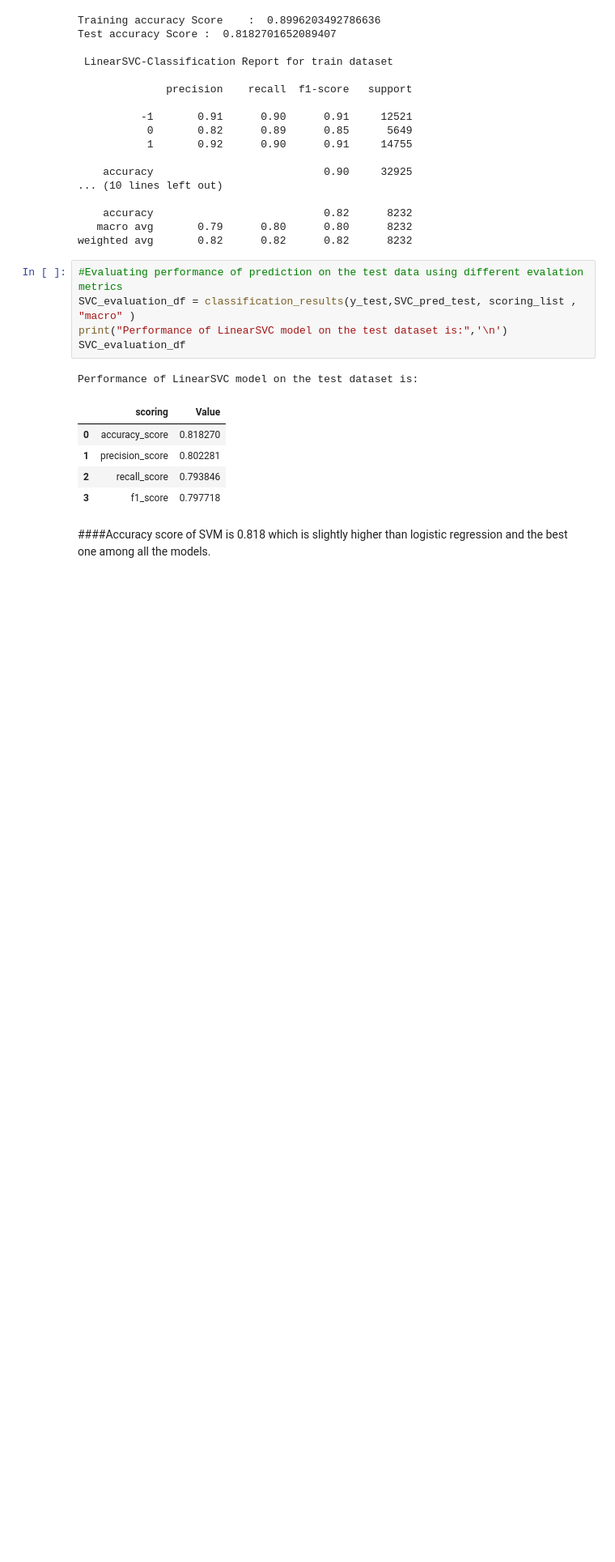
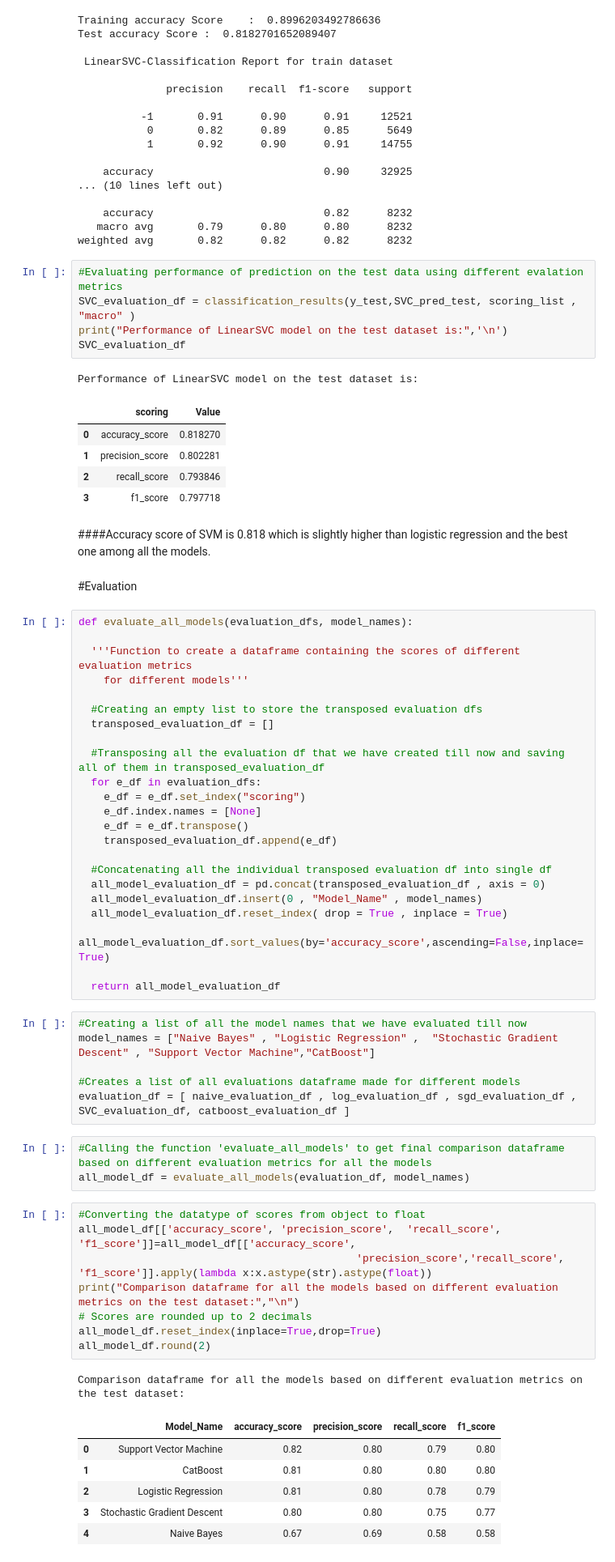
Before and after one commit to nivyathiruvoth/Coronavirus-Tweet-Sentiment-Analysis, a Jupyter notebook: Coronavirus_Tweet_Sentiment_Analysis_.ipynb, the cells around one changed output. Shown at 81% size. Drawn from its saved outputs; the diff is of its cells as text; blank space fills up the shorter version.

```diff
--- a/Coronavirus_Tweet_Sentiment_Analysis_.ipynb
+++ b/Coronavirus_Tweet_Sentiment_Analysis_.ipynb
@@ -1204,3 +1192,53 @@ Performance of LinearSVC model on the test dataset is:
 | 3 | f1_score | 0.797718 |
 # %% [markdown]
 ####Accuracy score of SVM is 0.818 which is slightly higher than logistic regression and the best one among all the models.
+# %% [markdown]
+#Evaluation
+# %%
+def evaluate_all_models(evaluation_dfs, model_names):
+
+  '''Function to create a dataframe containing the scores of different evaluation metrics
+    for different models'''
+
+  #Creating an empty list to store the transposed evaluation dfs
+  transposed_evaluation_df = []
+
+  #Transposing all the evaluation df that we have created till now and saving all of them in transposed_evaluation_df
+  for e_df in evaluation_dfs:
+    e_df = e_df.set_index("scoring")
+    e_df.index.names = [None]
+    e_df = e_df.transpose()
+    transposed_evaluation_df.append(e_df)
+
+  #Concatenating all the individual transposed evaluation df into single df
+  all_model_evaluation_df = pd.concat(transposed_evaluation_df , axis = 0)
+  all_model_evaluation_df.insert(0 , "Model_Name" , model_names)
+  all_model_evaluation_df.reset_index( drop = True , inplace = True)
+  all_model_evaluation_df.sort_values(by='accuracy_score',ascending=False,inplace=True)
+
+  return all_model_evaluation_df
+# %%
+#Creating a list of all the model names that we have evaluated till now
+model_names = ["Naive Bayes" , "Logistic Regression" ,  "Stochastic Gradient Descent" , "Support Vector Machine","CatBoost"]
+
+#Creates a list of all evaluations dataframe made for different models
+evaluation_df = [ naive_evaluation_df , log_evaluation_df , sgd_evaluation_df , SVC_evaluation_df, catboost_evaluation_df ]
+# %%
+#Calling the function 'evaluate_all_models' to get final comparison dataframe based on different evaluation metrics for all the models
+all_model_df = evaluate_all_models(evaluation_df, model_names)
+# %%
+#Converting the datatype of scores from object to float
+all_model_df[['accuracy_score',	'precision_score',	'recall_score',	'f1_score']]=all_model_df[['accuracy_score',
+                                            'precision_score','recall_score',	'f1_score']].apply(lambda x:x.astype(str).astype(float))
+print("Comparison dataframe for all the models based on different evaluation metrics on the test dataset:","\n")
+# Scores are rounded up to 2 decimals
+all_model_df.reset_index(inplace=True,drop=True)
+all_model_df.round(2)
+# %% [output]
+Comparison dataframe for all the models based on different evaluation metrics on the test dataset:
+|  | Model_Name | accuracy_score | precision_score | recall_score | f1_score |
+| 0 | Support Vector Machine | 0.82 | 0.80 | 0.79 | 0.80 |
+| 1 | CatBoost | 0.81 | 0.80 | 0.80 | 0.80 |
+| 2 | Logistic Regression | 0.81 | 0.80 | 0.78 | 0.79 |
+| 3 | Stochastic Gradient Descent | 0.80 | 0.80 | 0.75 | 0.77 |
+| 4 | Naive Bayes | 0.67 | 0.69 | 0.58 | 0.58 |
```
Also changed, not shown: parts of 25 cells of this notebook.
